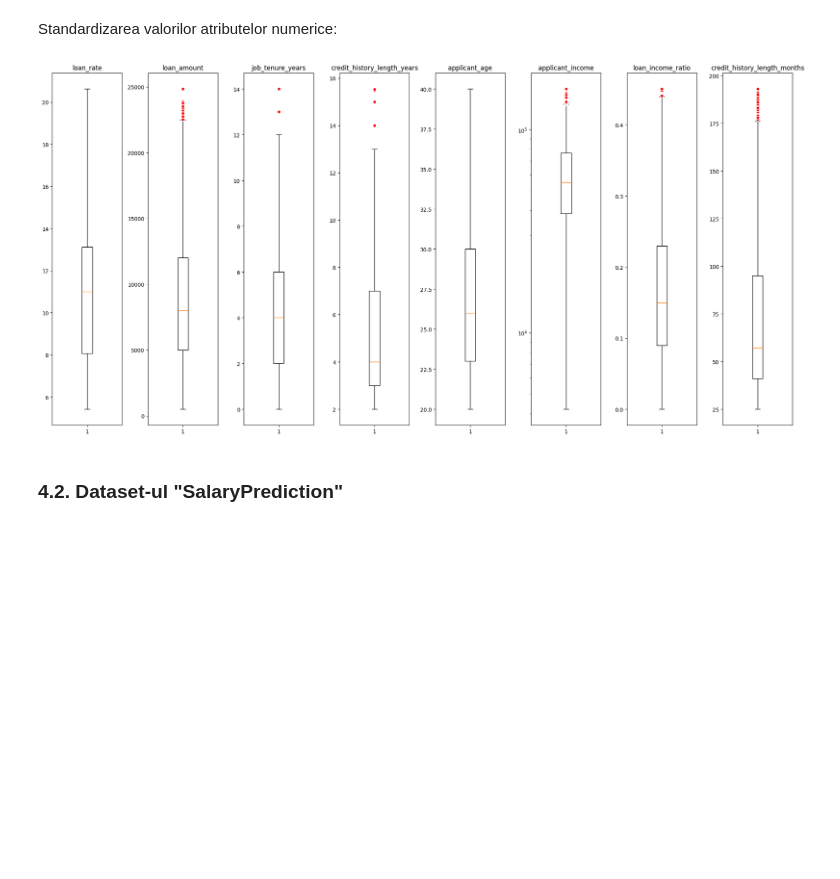
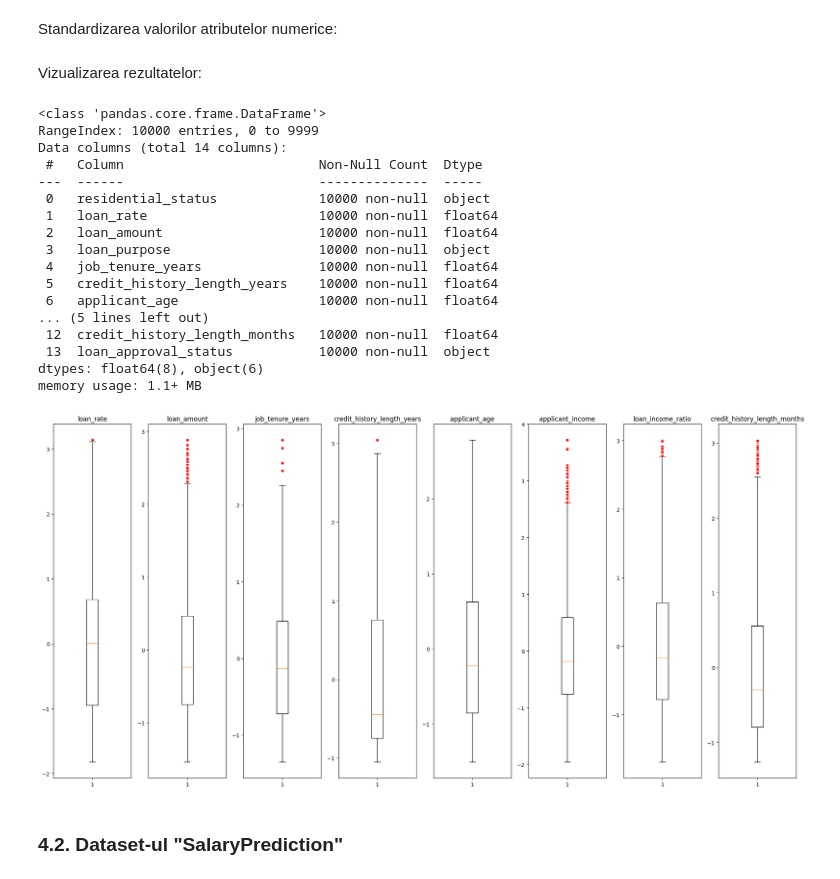
Before and after one commit to AlexLicuriceanu/inteligenta-artificiala, a Jupyter notebook: tema2-ml-aplicat/predictions.ipynb, the cells around one changed output. Drawn from its saved outputs; the diff is of its cells as text; code cells hidden in the pictures; blank space fills up the shorter version.

```diff
--- a/tema2-ml-aplicat/predictions.ipynb
+++ b/tema2-ml-aplicat/predictions.ipynb
@@ -353,2 +385,12 @@ cr_df = cr_imputed_df
+# %%
+# Imput missing numerical data.
+mean_imputer = SimpleImputer(missing_values=np.nan, strategy='mean')
+cr_train_df = imput_numerical_data(cr_train_df, mean_imputer)
+cr_test_df = imput_numerical_data(cr_test_df, mean_imputer)
+
+# Imput missing categorical data.
+most_frequent_imputer = SimpleImputer(strategy='most_frequent')
+cr_train_df = imput_categorical_data(cr_train_df, most_frequent_imputer)
+cr_test_df = imput_categorical_data(cr_test_df, most_frequent_imputer)
 # %% [markdown]
 Inlocuirea valorilor extreme:
@@ -374,23 +397,57 @@ cr_df[numerical_columns] = imputed_values
+# %%
+# Replace outliers.
+iterative_imputer = IterativeImputer(max_iter=10, random_state=0)
+cr_train_df = replace_outliers_iqr(cr_train_df, iterative_imputer)
+cr_test_df = replace_outliers_iqr(cr_test_df, iterative_imputer)
 # %% [markdown]
 Standardizarea valorilor atributelor numerice:
+# %%
+standard_scaler = preprocessing.StandardScaler()
+cr_train_df = scale_numerical_data(cr_train_df, standard_scaler)
+cr_test_df = scale_numerical_data(cr_test_df, standard_scaler)
+# %% [markdown]
+Vizualizarea rezultatelor:
 # %%
-numerical_columns = cr_df.describe().columns
+def print_numeric_boxplots(df, marker, semilogy=[]):
+    numerical_columns = df.describe().columns
+
+    fig, axs = plt.subplots(1, len(numerical_columns), figsize=(20, 10))
+
+    for i, column in enumerate(numerical_columns):
+        ax = axs[i]
+        ax.boxplot(df[column].dropna(), flierprops=marker)
+        ax.set_title(column)
+
+        if column in semilogy:
+            ax.semilogy()
+
+    plt.tight_layout()
+
+
+cr_df = pd.concat([cr_train_df, cr_test_df], axis=0, ignore_index=True)
+cr_df.info()
 
 circle = dict(markerfacecolor='r', marker='o', markeredgecolor='w')
-fig, axs = plt.subplots(1, len(numerical_columns), figsize=(20, 10))
-
-for i, column in enumerate(numerical_columns):
-
-    ax = axs[i]
-    ax.boxplot(cr_df[column].dropna(), flierprops=circle)
-    ax.set_title(column)
-
-    if column == 'applicant_income':
-        ax.semilogy()
-
-plt.tight_layout()
+print_numeric_boxplots(cr_df, circle)
 # %% [output]
+<class 'pandas.core.frame.DataFrame'>
+RangeIndex: 10000 entries, 0 to 9999
+Data columns (total 14 columns):
+ #   Column                         Non-Null Count  Dtype
+---  ------                         --------------  -----
+ 0   residential_status             10000 non-null  object
+ 1   loan_rate                      10000 non-null  float64
+ 2   loan_amount                    10000 non-null  float64
+ 3   loan_purpose                   10000 non-null  object
+ 4   job_tenure_years               10000 non-null  float64
+ 5   credit_history_length_years    10000 non-null  float64
+ 6   applicant_age                  10000 non-null  float64
+... (5 lines left out)
+ 12  credit_history_length_months   10000 non-null  float64
+ 13  loan_approval_status           10000 non-null  object
+dtypes: float64(8), object(6)
+memory usage: 1.1+ MB
-[figure, old version]
+[figure, new version]
 # %% [markdown]
 ### 4.2. Dataset-ul "SalaryPrediction"
 # %% [markdown]
```
Also changed, not shown: parts of 13 cells of this notebook.
